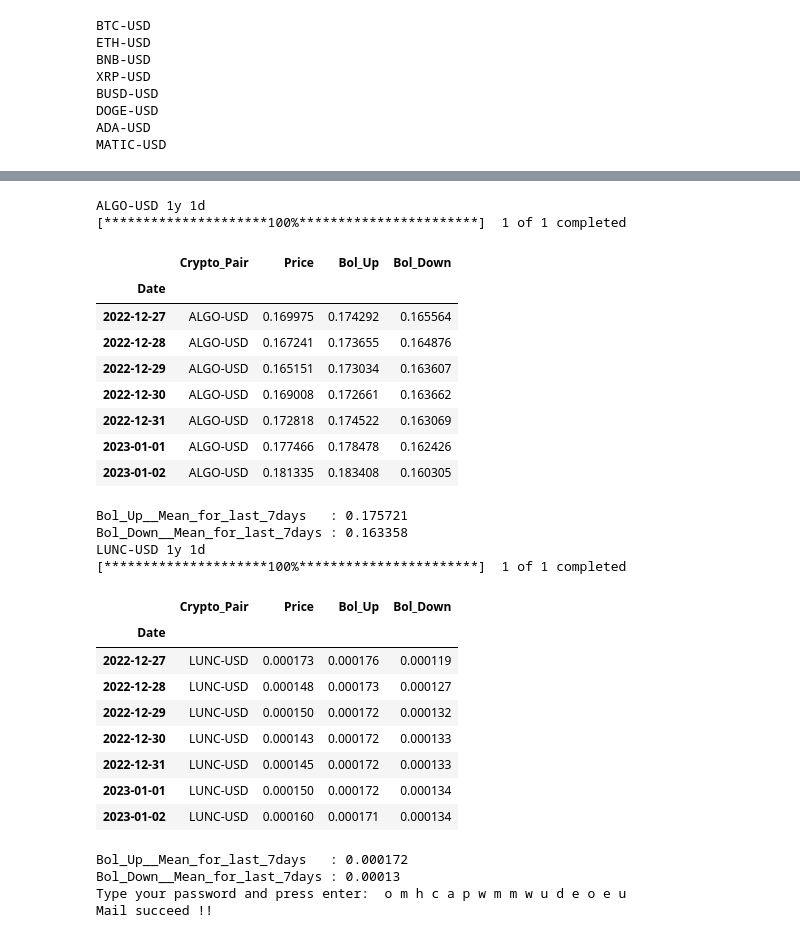
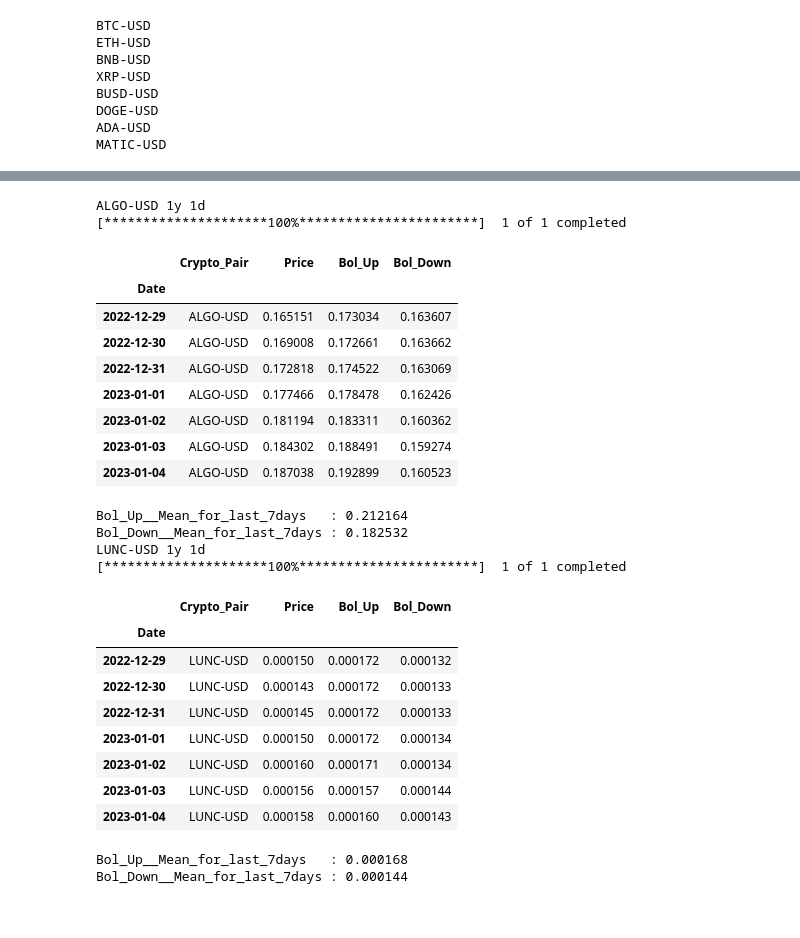
Before and after one commit to ozukun/Crypto_Project, a Jupyter notebook: Crypto_Main.ipynb, the cells around one changed output, grey strips where cells are left out. Saved outputs shown, nothing was run; the diff lists cells and outputs as text; code cells hidden in the pictures.

```diff
--- a/Crypto_Main.ipynb
+++ b/Crypto_Main.ipynb
@@ -311,60 +314,58 @@ Crypto_Pairs=["ALGO-USD","LUNC-USD"]
 for cp in Crypto_Pairs:
 
     df_tmp_0 = pd.DataFrame(getRates(cp,  '1y',  '1d'))
 
     bollinger_up, bollinger_down = get_bollinger_bands(df_tmp_0)
 
 
     df_tmp = pd.DataFrame(data=np.column_stack((df_tmp_0.values,bollinger_up,bollinger_down)),columns=['Price','Bol_Up','Bol_Down'])
     df_tmp.insert(0,'Crypto_Pair',cp)
     df_tmp.index=df_tmp_0.index
 
 
     display( df_tmp.iloc[-7:] )
-    x=round( df_tmp["Bol_Up"].iloc[-7:].mean() ,6 )
 
+    x=round( df_tmp["Bol_Up"].iloc[-30:].mean() ,6 )
     print("Bol_Up__Mean_for_last_7days   : " + str( x ) )
-    x1="Bol_Up__Mean_for_last_7days   : " + str( x )
 
-    y=round( df_tmp["Bol_Down"].iloc[-7:].mean() ,6 )
+
+    y=round( df_tmp["Bol_Down"].iloc[-30:].mean() ,6 )
     print("Bol_Down__Mean_for_last_7days : " + str( y ) )
 
     x1="Bol_Up__Mean_for_last_7days   : " + str( x )
     y1="Bol_Down__Mean_for_last_7days : " + str( y )
 
     df_tmp_f = df_tmp_f.append(df_tmp.iloc[-7:])
     final_text=final_text+"\n"+cp+"\n"+str(x1)+"\n"+str(y1)
 #---------------------------------------------------------------------------
 #mail2me_v2(df_tmp_f,"Crypto Bollinger bands",final_text)
 # %% [output]
 ALGO-USD 1y 1d
 [*********************100%***********************]  1 of 1 completed
 |  | Crypto_Pair | Price | Bol_Up | Bol_Down |
 | Date |  |  |  |  |
-| 2022-12-27 | ALGO-USD | 0.169975 | 0.174292 | 0.165564 |
-| 2022-12-28 | ALGO-USD | 0.167241 | 0.173655 | 0.164876 |
 | 2022-12-29 | ALGO-USD | 0.165151 | 0.173034 | 0.163607 |
 | 2022-12-30 | ALGO-USD | 0.169008 | 0.172661 | 0.163662 |
 | 2022-12-31 | ALGO-USD | 0.172818 | 0.174522 | 0.163069 |
 | 2023-01-01 | ALGO-USD | 0.177466 | 0.178478 | 0.162426 |
-| 2023-01-02 | ALGO-USD | 0.181335 | 0.183408 | 0.160305 |
+| 2023-01-02 | ALGO-USD | 0.181194 | 0.183311 | 0.160362 |
+| 2023-01-03 | ALGO-USD | 0.184302 | 0.188491 | 0.159274 |
+| 2023-01-04 | ALGO-USD | 0.187038 | 0.192899 | 0.160523 |
-Bol_Up__Mean_for_last_7days   : 0.175721
-Bol_Down__Mean_for_last_7days : 0.163358
+Bol_Up__Mean_for_last_7days   : 0.212164
+Bol_Down__Mean_for_last_7days : 0.182532
 LUNC-USD 1y 1d
 [*********************100%***********************]  1 of 1 completed
 |  | Crypto_Pair | Price | Bol_Up | Bol_Down |
 | Date |  |  |  |  |
-| 2022-12-27 | LUNC-USD | 0.000173 | 0.000176 | 0.000119 |
-| 2022-12-28 | LUNC-USD | 0.000148 | 0.000173 | 0.000127 |
 | 2022-12-29 | LUNC-USD | 0.000150 | 0.000172 | 0.000132 |
 | 2022-12-30 | LUNC-USD | 0.000143 | 0.000172 | 0.000133 |
 | 2022-12-31 | LUNC-USD | 0.000145 | 0.000172 | 0.000133 |
 | 2023-01-01 | LUNC-USD | 0.000150 | 0.000172 | 0.000134 |
 | 2023-01-02 | LUNC-USD | 0.000160 | 0.000171 | 0.000134 |
+| 2023-01-03 | LUNC-USD | 0.000156 | 0.000157 | 0.000144 |
+| 2023-01-04 | LUNC-USD | 0.000158 | 0.000160 | 0.000143 |
-Bol_Up__Mean_for_last_7days   : 0.000172
-Bol_Down__Mean_for_last_7days : 0.00013
-Type your password and press enter:  o m h c a p w m m w u d e o e u
-Mail succeed !!
+Bol_Up__Mean_for_last_7days   : 0.000168
+Bol_Down__Mean_for_last_7days : 0.000144
 # %%
 from plotly.offline import init_notebook_mode, iplot
 init_notebook_mode(connected=True)
```
Also changed, not shown: parts of 5 cells of this notebook.
